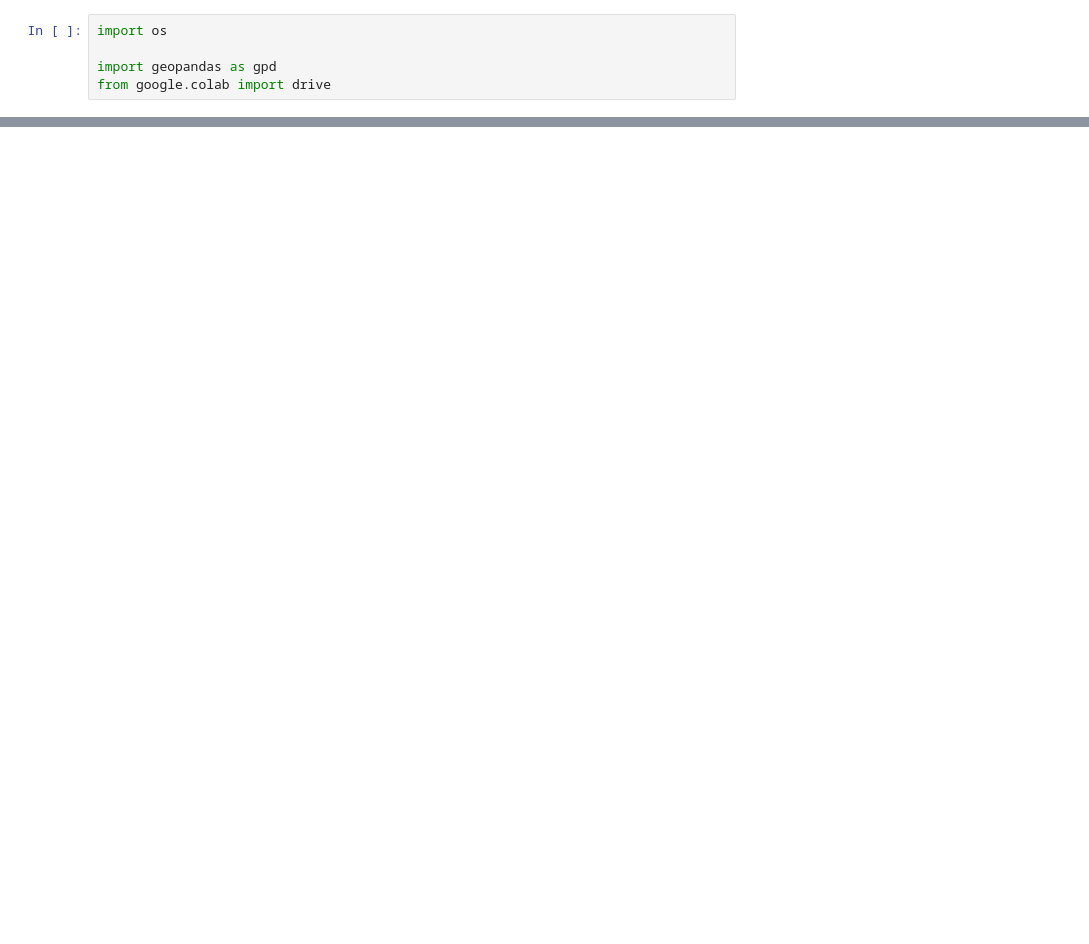
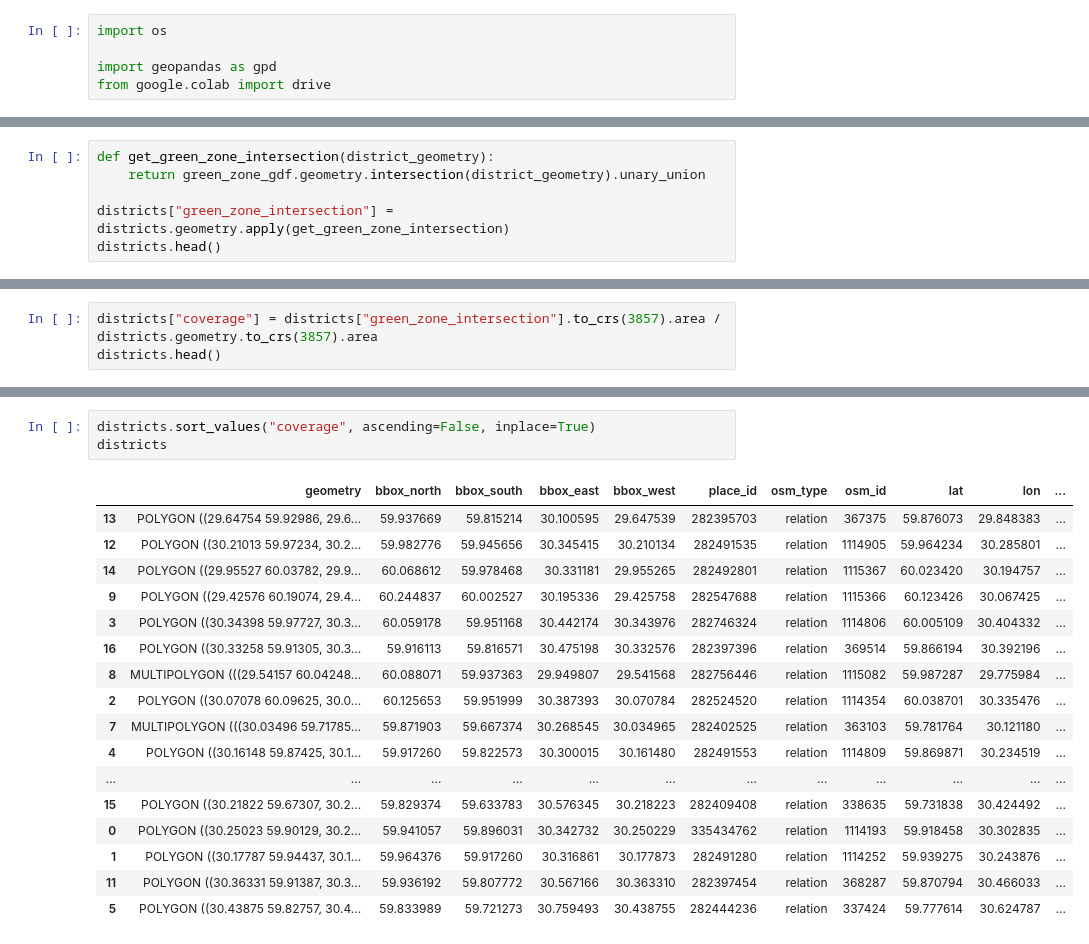
Before and after one commit to aeksei/test_colab, a Jupyter notebook: PythonUrban_lecture_4.ipynb, the cells around one changed output, grey strips where cells are left out. Drawn from its saved outputs; the diff is of its cells as text; blank space fills up the shorter version.

```diff
--- a/PythonUrban_lecture_4.ipynb
+++ b/PythonUrban_lecture_4.ipynb
@@ -237,0 +474,6 @@ gdf = gpd.
+# %%
+def get_green_zone_intersection(district_geometry):
+    return green_zone_gdf.geometry.intersection(district_geometry).unary_union
+
+districts["green_zone_intersection"] = districts.geometry.apply(get_green_zone_intersection)
+districts.head()
@@ -237,0 +487,3 @@ gdf = gpd.
+# %%
+districts["coverage"] = districts["green_zone_intersection"].to_crs(3857).area / districts.geometry.to_crs(3857).area
+districts.head()
@@ -237,0 +497,21 @@ gdf = gpd.
+# %%
+districts.sort_values("coverage", ascending=False, inplace=True)
+districts
+# %% [output]
+|  | geometry | bbox_north | bbox_south | bbox_east | bbox_west | place_id | osm_type | osm_id | lat | lon | ... |
+| 13 | POLYGON ((29.64754 59.92986, 29.6... | 59.937669 | 59.815214 | 30.100595 | 29.647539 | 282395703 | relation | 367375 | 59.876073 | 29.848383 | ... |
+| 12 | POLYGON ((30.21013 59.97234, 30.2... | 59.982776 | 59.945656 | 30.345415 | 30.210134 | 282491535 | relation | 1114905 | 59.964234 | 30.285801 | ... |
+| 14 | POLYGON ((29.95527 60.03782, 29.9... | 60.068612 | 59.978468 | 30.331181 | 29.955265 | 282492801 | relation | 1115367 | 60.023420 | 30.194757 | ... |
+| 9 | POLYGON ((29.42576 60.19074, 29.4... | 60.244837 | 60.002527 | 30.195336 | 29.425758 | 282547688 | relation | 1115366 | 60.123426 | 30.067425 | ... |
+| 3 | POLYGON ((30.34398 59.97727, 30.3... | 60.059178 | 59.951168 | 30.442174 | 30.343976 | 282746324 | relation | 1114806 | 60.005109 | 30.404332 | ... |
+| 16 | POLYGON ((30.33258 59.91305, 30.3... | 59.916113 | 59.816571 | 30.475198 | 30.332576 | 282397396 | relation | 369514 | 59.866194 | 30.392196 | ... |
+| 8 | MULTIPOLYGON (((29.54157 60.04248... | 60.088071 | 59.937363 | 29.949807 | 29.541568 | 282756446 | relation | 1115082 | 59.987287 | 29.775984 | ... |
+| 2 | POLYGON ((30.07078 60.09625, 30.0... | 60.125653 | 59.951999 | 30.387393 | 30.070784 | 282524520 | relation | 1114354 | 60.038701 | 30.335476 | ... |
+| 7 | MULTIPOLYGON (((30.03496 59.71785... | 59.871903 | 59.667374 | 30.268545 | 30.034965 | 282402525 | relation | 363103 | 59.781764 | 30.121180 | ... |
+| 4 | POLYGON ((30.16148 59.87425, 30.1... | 59.917260 | 59.822573 | 30.300015 | 30.161480 | 282491553 | relation | 1114809 | 59.869871 | 30.234519 | ... |
+| ... | ... | ... | ... | ... | ... | ... | ... | ... | ... | ... | ... |
+| 15 | POLYGON ((30.21822 59.67307, 30.2... | 59.829374 | 59.633783 | 30.576345 | 30.218223 | 282409408 | relation | 338635 | 59.731838 | 30.424492 | ... |
+| 0 | POLYGON ((30.25023 59.90129, 30.2... | 59.941057 | 59.896031 | 30.342732 | 30.250229 | 335434762 | relation | 1114193 | 59.918458 | 30.302835 | ... |
+| 1 | POLYGON ((30.17787 59.94437, 30.1... | 59.964376 | 59.917260 | 30.316861 | 30.177873 | 282491280 | relation | 1114252 | 59.939275 | 30.243876 | ... |
+| 11 | POLYGON ((30.36331 59.91387, 30.3... | 59.936192 | 59.807772 | 30.567166 | 30.363310 | 282397454 | relation | 368287 | 59.870794 | 30.466033 | ... |
+| 5 | POLYGON ((30.43875 59.82757, 30.4... | 59.833989 | 59.721273 | 30.759493 | 30.438755 | 282444236 | relation | 337424 | 59.777614 | 30.624787 | ... |
```
Also changed, not shown: parts of 29 cells of this notebook.
